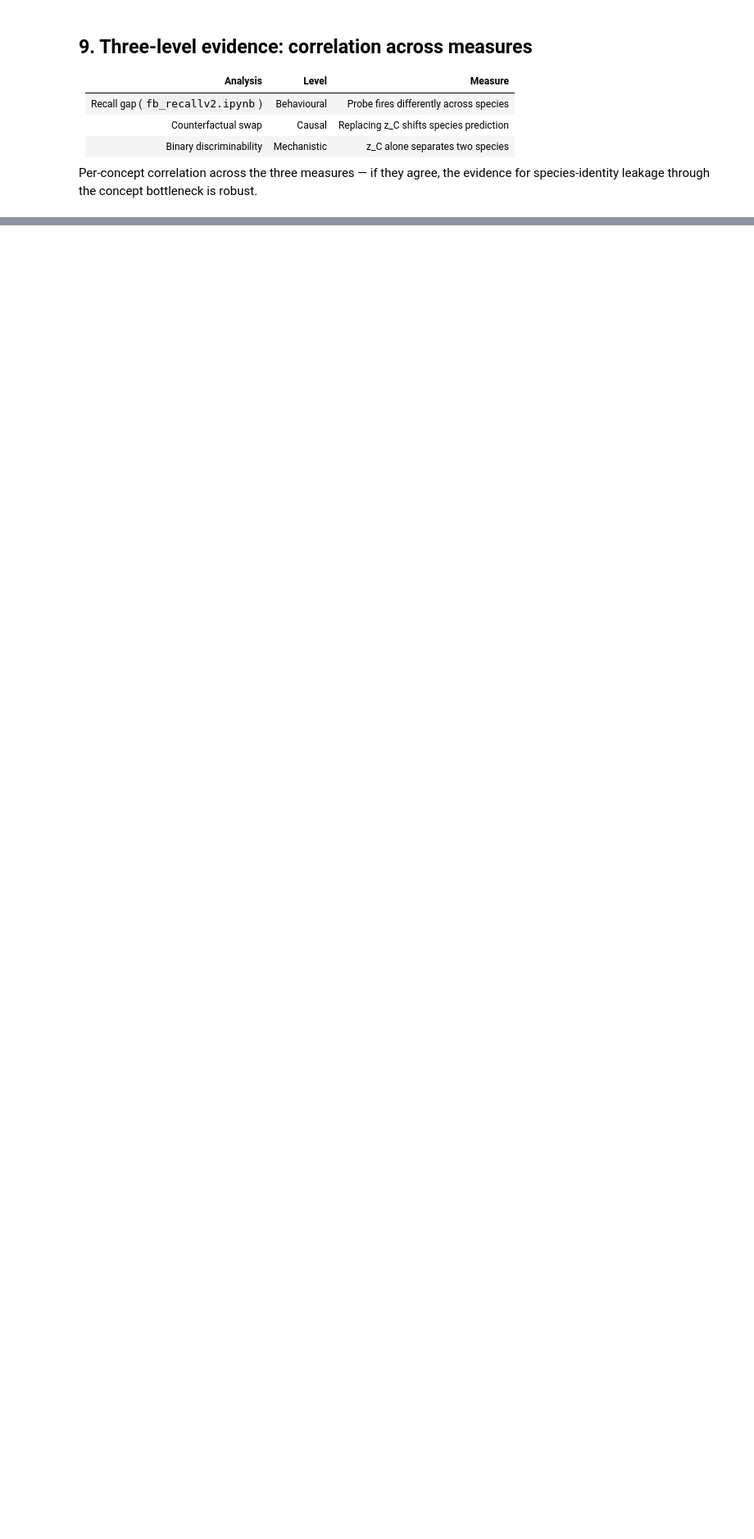
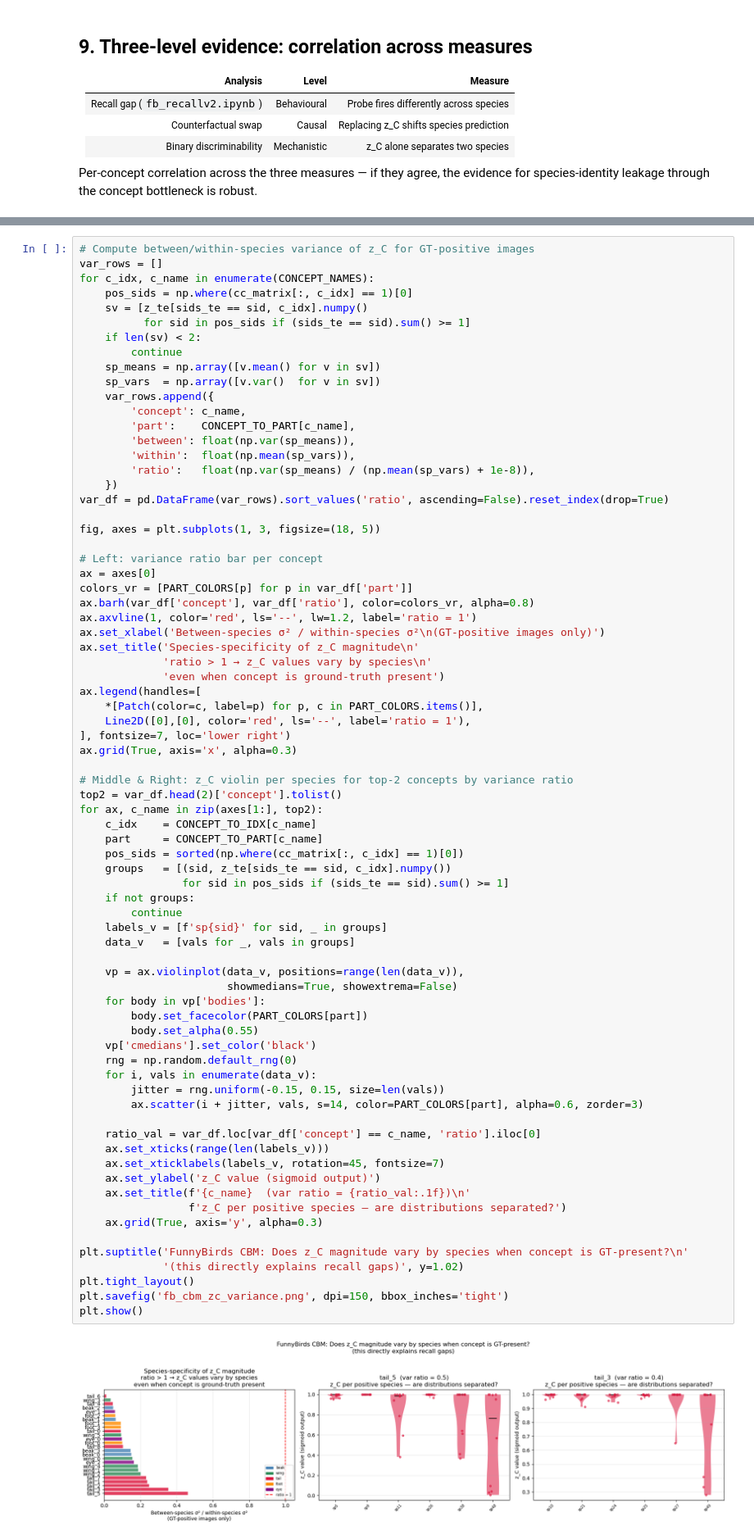
Before and after one commit to chinmayi-r/CBM-Concept-Backwash, a Jupyter notebook: funnybird_notebooks/fb_cbm_counterfactual.ipynb, the cells around one changed output, grey strips where cells are left out. Shown at 82% size. Drawn from its saved outputs; the diff is of its cells as text; blank space fills up the shorter version.

```diff
--- a/funnybird_notebooks/fb_cbm_counterfactual.ipynb
+++ b/funnybird_notebooks/fb_cbm_counterfactual.ipynb
@@ -837,0 +1059,76 @@ concept accuracy — that is the direct mechanistic test of the backwash hypothe
+# %%
+# Compute between/within-species variance of z_C for GT-positive images
+var_rows = []
+for c_idx, c_name in enumerate(CONCEPT_NAMES):
+    pos_sids = np.where(cc_matrix[:, c_idx] == 1)[0]
+    sv = [z_te[sids_te == sid, c_idx].numpy()
+          for sid in pos_sids if (sids_te == sid).sum() >= 1]
+    if len(sv) < 2:
+        continue
+    sp_means = np.array([v.mean() for v in sv])
+    sp_vars  = np.array([v.var()  for v in sv])
+    var_rows.append({
+        'concept': c_name,
+        'part':    CONCEPT_TO_PART[c_name],
+        'between': float(np.var(sp_means)),
+        'within':  float(np.mean(sp_vars)),
+        'ratio':   float(np.var(sp_means) / (np.mean(sp_vars) + 1e-8)),
+    })
+var_df = pd.DataFrame(var_rows).sort_values('ratio', ascending=False).reset_index(drop=True)
+
+fig, axes = plt.subplots(1, 3, figsize=(18, 5))
+
+# Left: variance ratio bar per concept
+ax = axes[0]
+colors_vr = [PART_COLORS[p] for p in var_df['part']]
+ax.barh(var_df['concept'], var_df['ratio'], color=colors_vr, alpha=0.8)
+ax.axvline(1, color='red', ls='--', lw=1.2, label='ratio = 1')
+ax.set_xlabel('Between-species σ² / within-species σ²\n(GT-positive images only)')
+ax.set_title('Species-specificity of z_C magnitude\n'
+             'ratio > 1 → z_C values vary by species\n'
+             'even when concept is ground-truth present')
+ax.legend(handles=[
+    *[Patch(color=c, label=p) for p, c in PART_COLORS.items()],
+    Line2D([0],[0], color='red', ls='--', label='ratio = 1'),
+], fontsize=7, loc='lower right')
+ax.grid(True, axis='x', alpha=0.3)
+
+# Middle & Right: z_C violin per species for top-2 concepts by variance ratio
+top2 = var_df.head(2)['concept'].tolist()
+for ax, c_name in zip(axes[1:], top2):
+    c_idx    = CONCEPT_TO_IDX[c_name]
+    part     = CONCEPT_TO_PART[c_name]
+    pos_sids = sorted(np.where(cc_matrix[:, c_idx] == 1)[0])
+    groups   = [(sid, z_te[sids_te == sid, c_idx].numpy())
+                for sid in pos_sids if (sids_te == sid).sum() >= 1]
+    if not groups:
+        continue
+    labels_v = [f'sp{sid}' for sid, _ in groups]
+    data_v   = [vals for _, vals in groups]
+
+    vp = ax.violinplot(data_v, positions=range(len(data_v)),
+                       showmedians=True, showextrema=False)
+    for body in vp['bodies']:
+        body.set_facecolor(PART_COLORS[part])
+        body.set_alpha(0.55)
+    vp['cmedians'].set_color('black')
+    rng = np.random.default_rng(0)
+    for i, vals in enumerate(data_v):
+        jitter = rng.uniform(-0.15, 0.15, size=len(vals))
+        ax.scatter(i + jitter, vals, s=14, color=PART_COLORS[part], alpha=0.6, zorder=3)
+
+    ratio_val = var_df.loc[var_df['concept'] == c_name, 'ratio'].iloc[0]
+    ax.set_xticks(range(len(labels_v)))
+    ax.set_xticklabels(labels_v, rotation=45, fontsize=7)
+    ax.set_ylabel('z_C value (sigmoid output)')
+    ax.set_title(f'{c_name}  (var ratio = {ratio_val:.1f})\n'
+                 f'z_C per positive species — are distributions separated?')
+    ax.grid(True, axis='y', alpha=0.3)
+
+plt.suptitle('FunnyBirds CBM: Does z_C magnitude vary by species when concept is GT-present?\n'
+             '(this directly explains recall gaps)', y=1.02)
+plt.tight_layout()
+plt.savefig('fb_cbm_zc_variance.png', dpi=150, bbox_inches='tight')
+plt.show()
+# %% [output]
+[figure, added]
```
Also changed, not shown: parts of 27 cells of this notebook.
